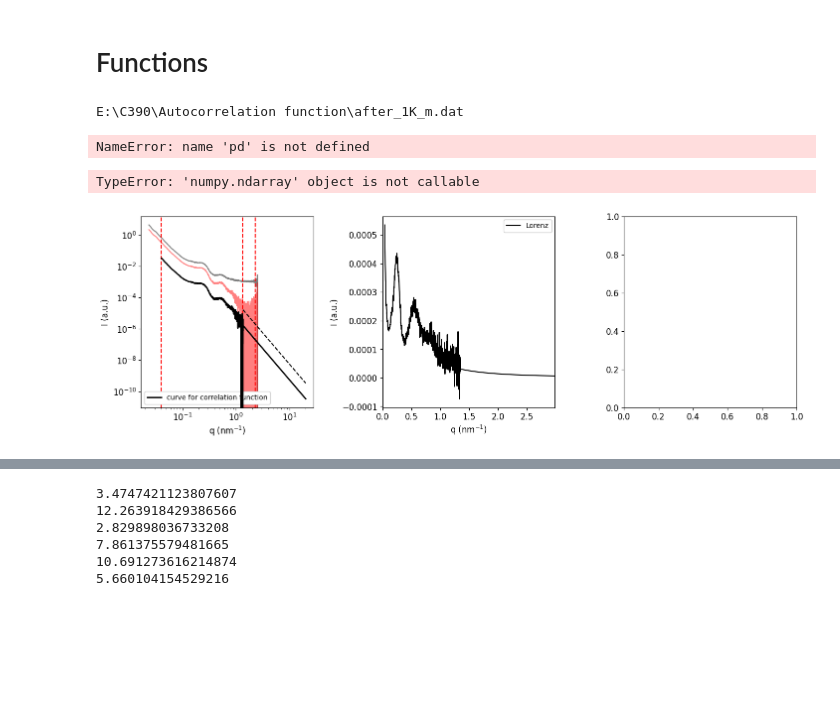
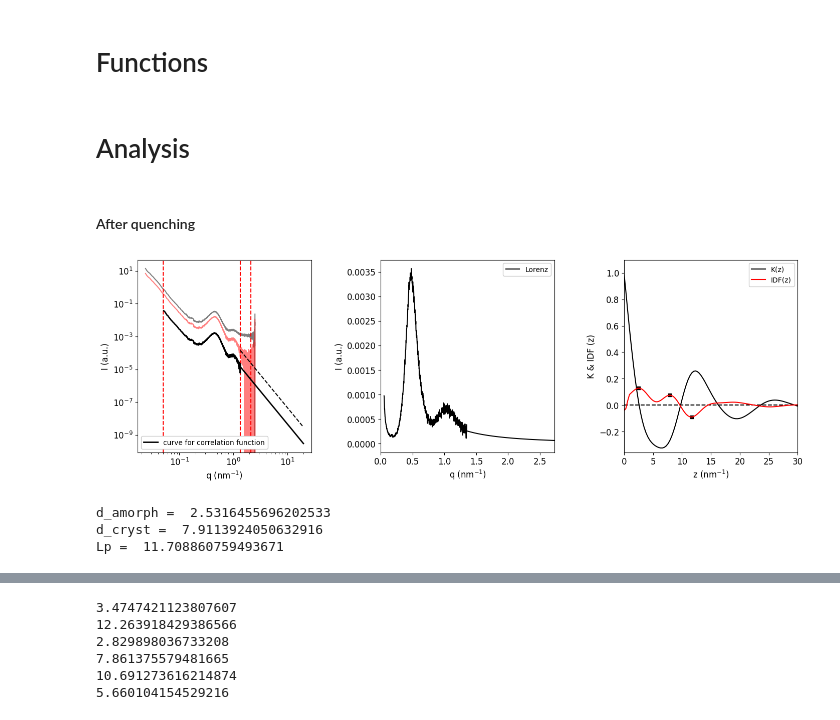
Before and after one commit to Akmalumarov/X_Ray_Scattering_Analysis, a Jupyter notebook: projects/Linear_polymers/C390/C390_v2.ipynb, the cells around one changed output, grey strips where cells are left out. Drawn from its saved outputs; the diff is of its cells as text; code cells hidden in the pictures; blank space fills up the shorter version.

```diff
--- a/projects/Linear_polymers/C390/C390_v2.ipynb
+++ b/projects/Linear_polymers/C390/C390_v2.ipynb
@@ -197,30 +167,5 @@ def corr_analysis(q, I, limits, plot=True, idf=False):
             plt.show()
 
         return z, corr_func, d_amorph_Corr, Lp_cryst_Corr
-# %%
-paths = [
-    r"E:\C390\Autocorrelation function\after_1K_m.dat",
-    r"E:\C390\Autocorrelation function\after_1K_s.dat",
-    r"E:\C390\Autocorrelation function\after_5K_s.dat",
-    r"E:\C390\Autocorrelation function\after_10K_s.dat",
-    r"E:\C390\Autocorrelation function\after_20K_m.dat",
-    r"E:\C390\Autocorrelation function\after_100K_s.dat",
-    r"E:\C390\Autocorrelation function\after_1000K_s.dat",
-    r"E:\C390\Autocorrelation function\after_quenching.dat"
-]
-
-for path in paths:
-    print(path)
-    df = pd.read_csv(path, skiprows=2, names=['q', 'I', 'err'], sep='\t')
-    q, I = np.array(df['q']), np.array(df['I'])
-    z, Korr, idf, d_amorph_idf, d_cryst_idf, sum_idf = corr_analysis(q, I, limits=(0.06, 1.35, 2.3),
-                                                                plot=True, idf=True)
-# %% [output]
-E:\C390\Autocorrelation function\after_1K_m.dat
-NameError: name 'pd' is not defined
-# %%
-z, K, idf, d_amorph_idf, d_cryst_idf, sum_idf = corr_analysis(q, I, limits=(0.04, 1.35, 2.3),
-                                                                plot=True, idf=True)
-# %% [output]
-TypeError: 'numpy.ndarray' object is not callable
-[figure, removed]
+# %% [markdown]
+# Analysis
@@ -226,0 +191,18 @@ TypeError: 'numpy.ndarray' object is not callable
+# %% [markdown]
+#### After quenching
+# %%
+path = r"E:\C390\SCATTERING-DATA\ef20\ef20_eiger2_00294_00_00001_av.dat"
+df = pd.read_csv(path, skiprows=2, names=['q', 'I', 'err'], sep='\t')
+
+q, I = np.array(df['q']), np.array(df['I'])
+z, Korr, idf, d_amorph_idf, d_cryst_idf, Lp_idf = corr_analysis(q, I, limits=(0.05, 1.35, 2.1),
+                                                                plot=True, idf=True, lorenz_power=2, porod_const=1.05)
+
+print('d_amorph = ', d_amorph_idf)
+print('d_cryst = ', d_cryst_idf)
+print('Lp = ', Lp_idf)
+# %% [output]
+[figure, added]
+d_amorph =  2.5316455696202533
+d_cryst =  7.9113924050632916
+Lp =  11.708860759493671
```
Also changed, not shown: parts of 30 cells of this notebook, 12 other files.
